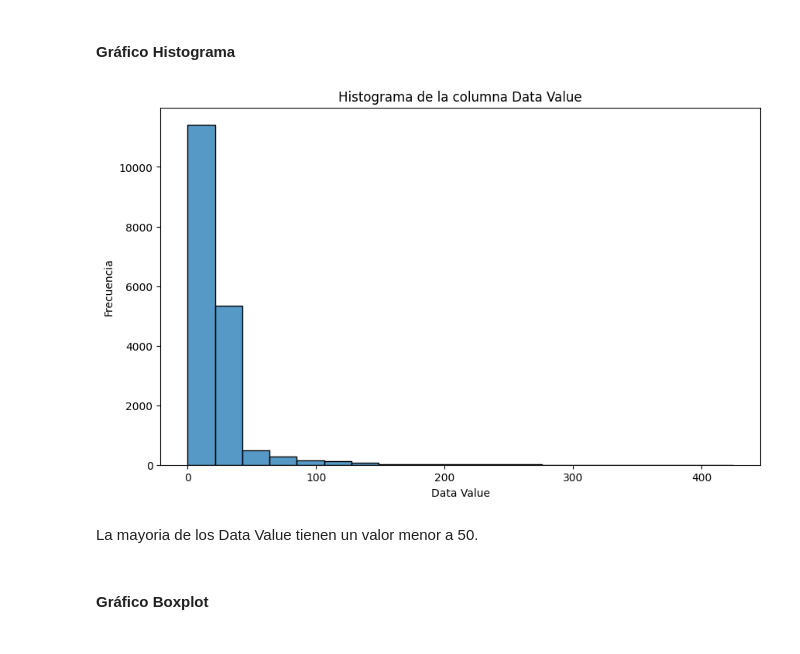
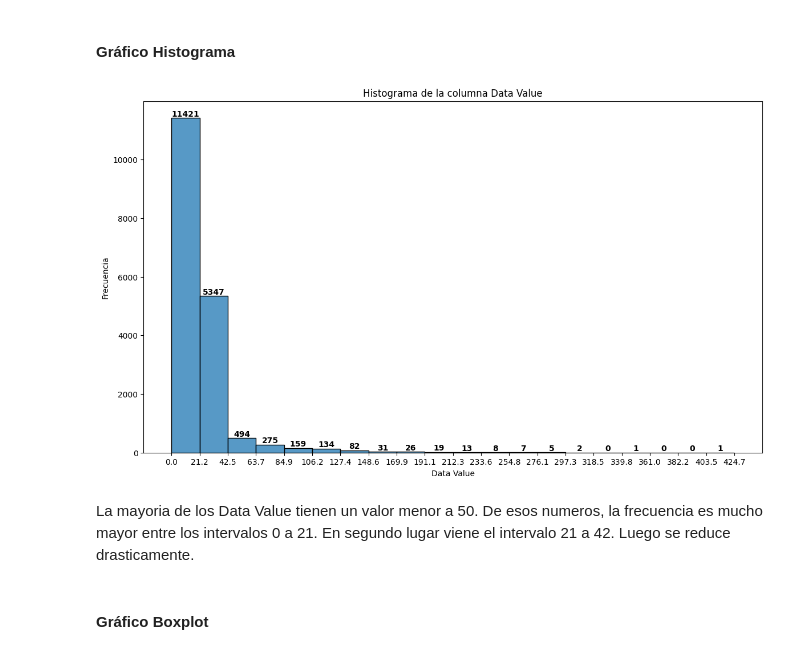
Before and after one commit to lmunozm1702/taxi_electrico_nyc, a Jupyter notebook: EDA/EDA-Calidad_de_Air_Quality.ipynb, the cells around one changed output. Saved outputs shown, nothing was run; the diff lists cells and outputs as text; code cells hidden in the pictures.

Commit message:
Segunda modificacion de Outliers y Distribucion de la columna numerica

```diff
--- a/EDA/EDA-Calidad_de_Air_Quality.ipynb
+++ b/EDA/EDA-Calidad_de_Air_Quality.ipynb
@@ -341,15 +342,28 @@ Limite Superior
 # %% [markdown]
 #### Gráfico Histograma
 # %%
-plt.figure(figsize=(10, 6))
-sns.histplot(x=air_quality['Data Value'], bins=20)
-plt.title(f'Histograma de la columna Data Value')
+plt.figure(figsize=(14, 8))
+hist = sns.histplot(x=air_quality['Data Value'], bins=20)
+plt.title('Histograma de la columna Data Value')
 plt.xlabel('Data Value')
 plt.ylabel('Frecuencia')
+
+for patch in hist.patches:
+    freq = int(patch.get_height())
+
+    x = patch.get_x() + patch.get_width() / 2
+    y = freq
+
+    hist.annotate(f'{freq}', (x, y), ha='center', va='bottom', fontsize=10, fontweight='bold', color='black', rotation=0)
+
+bin_width = hist.patches[0].get_width()
+bin_edges = np.arange(0, bin_width * len(hist.patches) + 1, bin_width)
+plt.xticks(bin_edges)
+
 plt.show()
 # %% [output]
-[figure, old version]
+[figure, new version]
 # %% [markdown]
-La mayoria de los Data Value tienen un valor menor a 50.
+La mayoria de los Data Value tienen un valor menor a 50. De esos numeros, la frecuencia es mucho mayor entre los intervalos 0 a 21. En segundo lugar viene el intervalo 21 a 42. Luego se reduce drasticamente.
 # %% [markdown]
 #### Gráfico Boxplot
```
Also changed, not shown: parts of 3 cells of this notebook.
